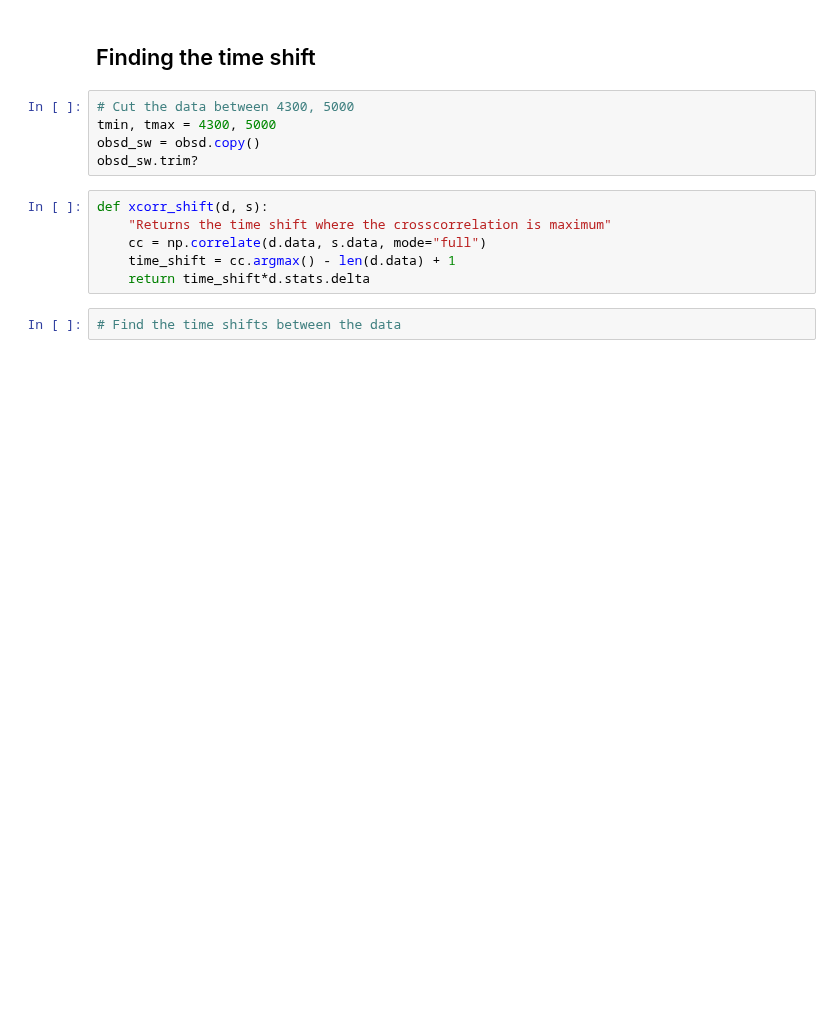
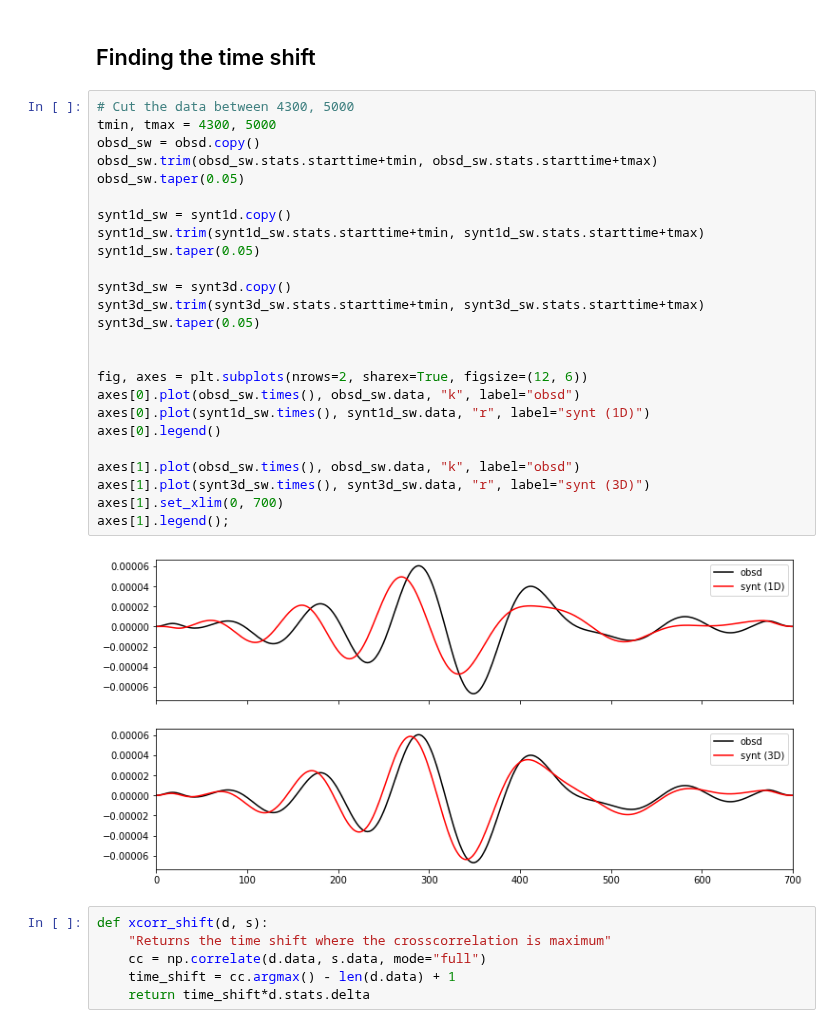
Before and after one commit to rdno/basic_data_processing, a Jupyter notebook: Comparing Observed and Synthetic Data.ipynb, the cells around one changed output. Drawn from its saved outputs; the diff is of its cells as text; blank space fills up the shorter version.

```diff
--- a/Comparing Observed and Synthetic Data.ipynb
+++ b/Comparing Observed and Synthetic Data.ipynb
@@ -281,15 +338,35 @@ axes[1].legend();
 # %% [markdown]
 ## Finding the time shift
-# %%
-# Cut the data between 4300, 5000
-tmin, tmax = 4300, 5000
-obsd_sw = obsd.copy()
-obsd_sw.trim?
+# %%
+# Cut the data between 4300, 5000
+tmin, tmax = 4300, 5000
+obsd_sw = obsd.copy()
+obsd_sw.trim(obsd_sw.stats.starttime+tmin, obsd_sw.stats.starttime+tmax)
+obsd_sw.taper(0.05)
+
+synt1d_sw = synt1d.copy()
+synt1d_sw.trim(synt1d_sw.stats.starttime+tmin, synt1d_sw.stats.starttime+tmax)
+synt1d_sw.taper(0.05)
+
+synt3d_sw = synt3d.copy()
+synt3d_sw.trim(synt3d_sw.stats.starttime+tmin, synt3d_sw.stats.starttime+tmax)
+synt3d_sw.taper(0.05)
+
+
+fig, axes = plt.subplots(nrows=2, sharex=True, figsize=(12, 6))
+axes[0].plot(obsd_sw.times(), obsd_sw.data, "k", label="obsd")
+axes[0].plot(synt1d_sw.times(), synt1d_sw.data, "r", label="synt (1D)")
+axes[0].legend()
+
+axes[1].plot(obsd_sw.times(), obsd_sw.data, "k", label="obsd")
+axes[1].plot(synt3d_sw.times(), synt3d_sw.data, "r", label="synt (3D)")
+axes[1].set_xlim(0, 700)
+axes[1].legend();
+# %% [output]
+[figure, added]
 # %%
 def xcorr_shift(d, s):
     "Returns the time shift where the crosscorrelation is maximum"
     cc = np.correlate(d.data, s.data, mode="full")
     time_shift = cc.argmax() - len(d.data) + 1
     return time_shift*d.stats.delta
-# %%
-# Find the time shifts between the data
```
Also changed, not shown: parts of 16 cells of this notebook.
